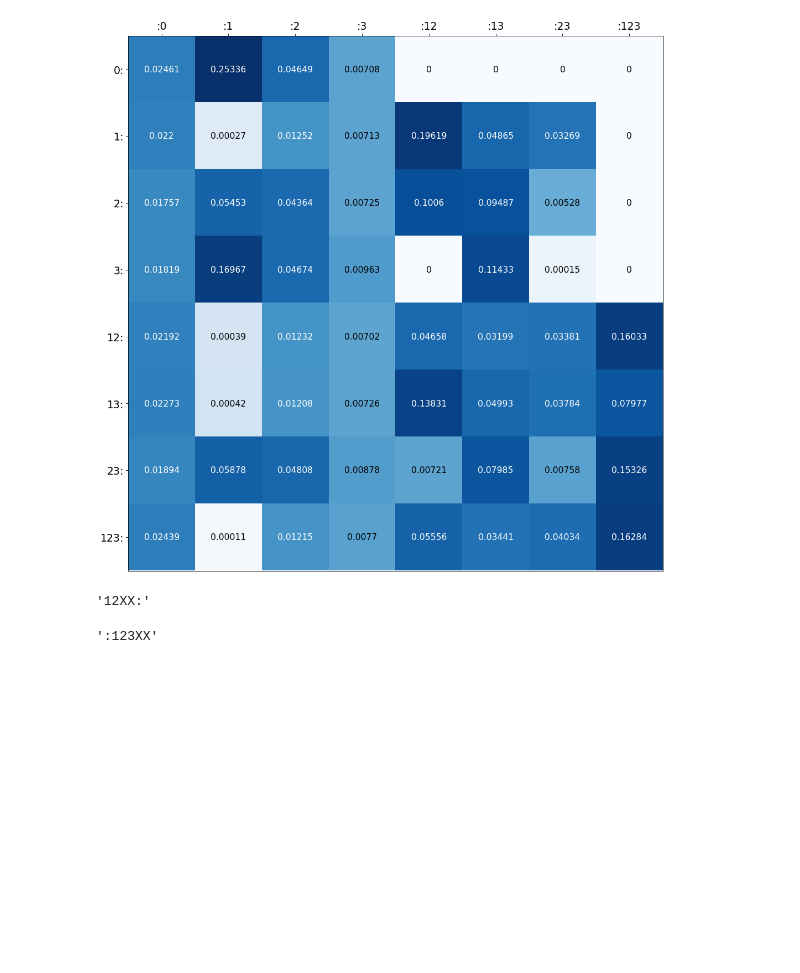
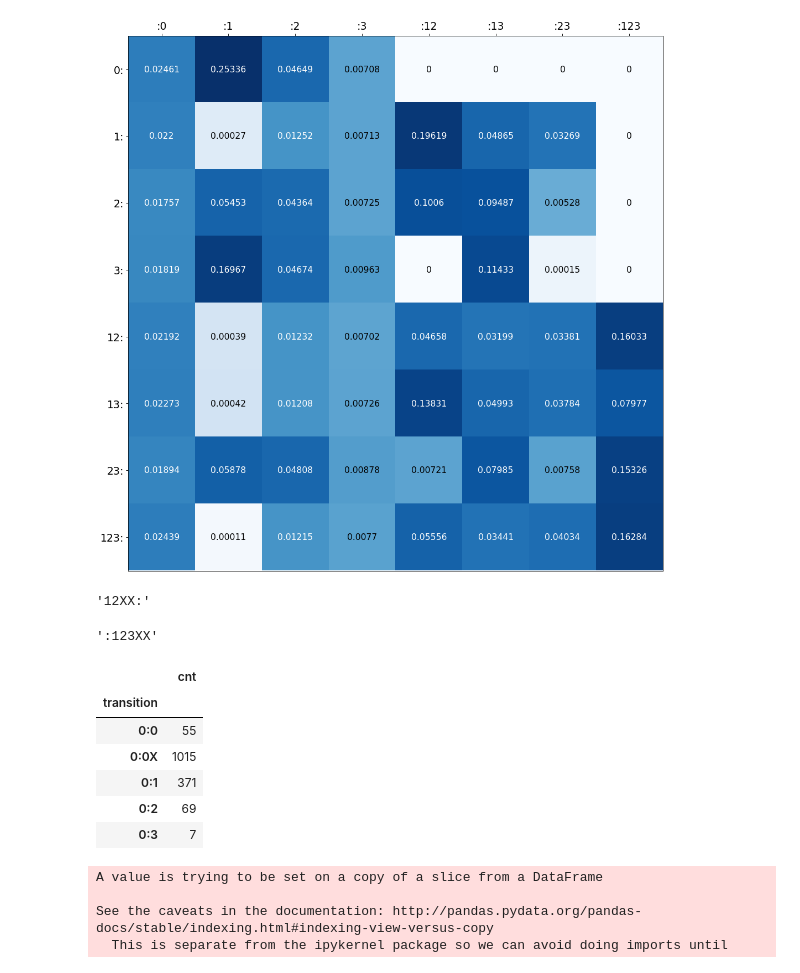
Before and after one commit to seancarverphd/bbanalysis, a Jupyter notebook: code/transition_heatmap.ipynb, the cells around one changed output. Saved outputs shown, nothing was run; the diff lists cells and outputs as text; code cells hidden in the pictures; blank space fills up the shorter version.

```diff
--- a/code/transition_heatmap.ipynb
+++ b/code/transition_heatmap.ipynb
@@ -107,0 +113,23 @@ re.search(':[0-3X]*$','12XX:123XX').group()
+# %%
+w18.columns = ['transition', 'cnt']
+w18.set_index('transition', inplace=True)
+w18.head()
+# %% [output]
+|  | cnt |
+| transition |  |
+| 0:0 | 55 |
+| 0:0X | 1015 |
+| 0:1 | 371 |
+| 0:2 | 69 |
+| 0:3 | 7 |
+# %%
+for i in range(len(transitions)):
+    try:
+        transitions['was18_count'][i] = w18.loc[transitions['transition'][i],:].cnt
+    except:
+        pass
+# %% [output]
+A value is trying to be set on a copy of a slice from a DataFrame
+
+See the caveats in the documentation: http://pandas.pydata.org/pandas-docs/stable/indexing.html#indexing-view-versus-copy
+  This is separate from the ipykernel package so we can avoid doing imports until
```
Also changed, not shown: parts of 9 cells of this notebook, 5 other files.
